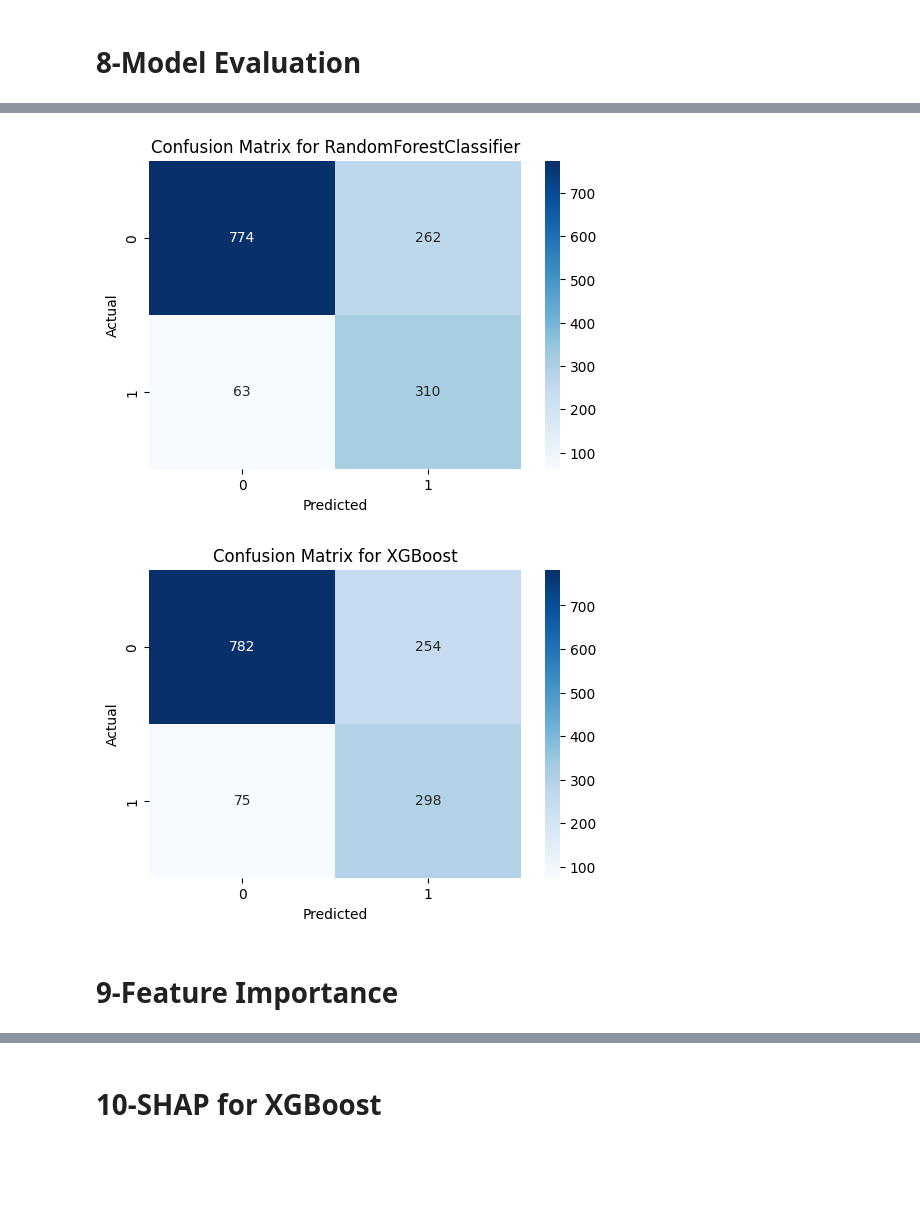
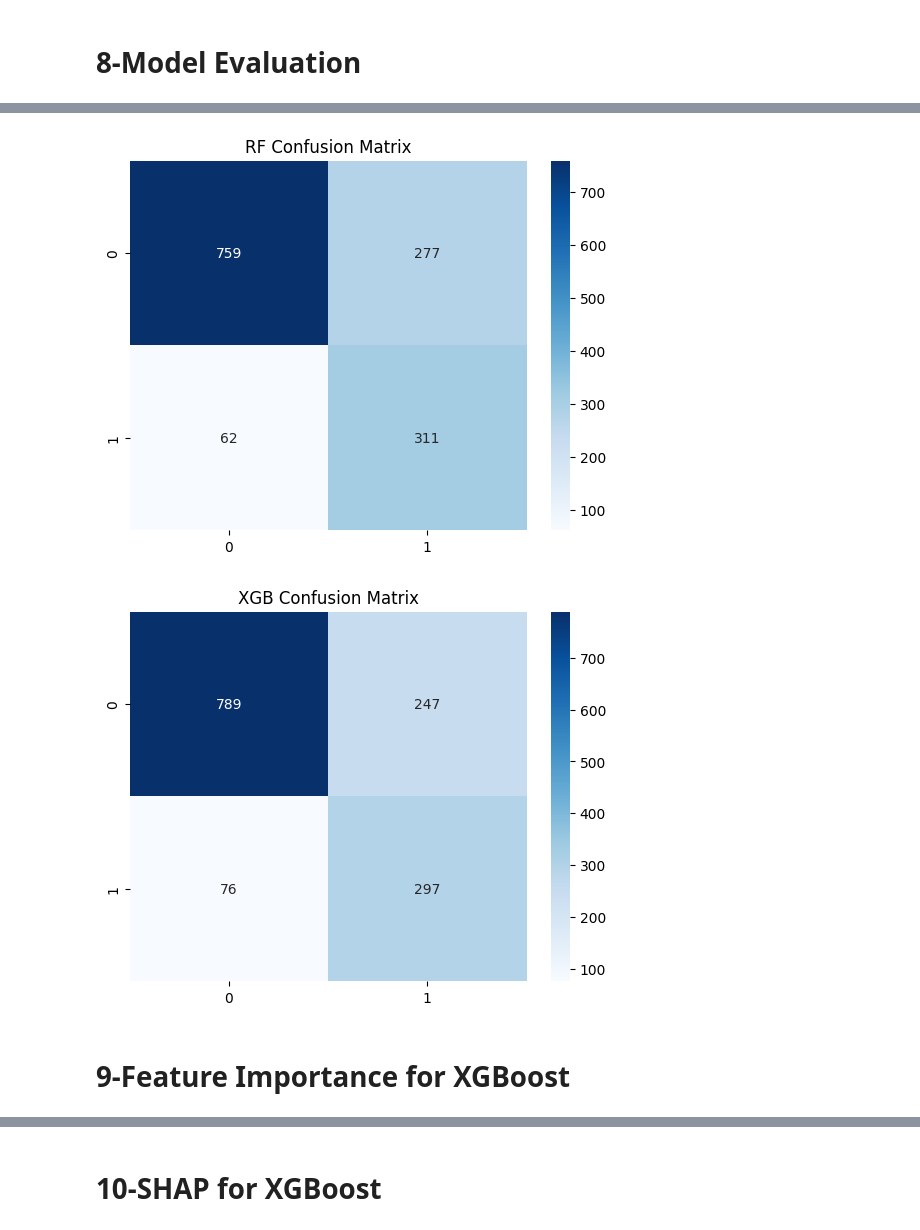
Before and after one commit to Mohamed-amir1/customer-churn-prediction, a Jupyter notebook: Customer_Churn.ipynb, the cells around one changed output, grey strips where cells are left out. Drawn from its saved outputs; the diff is of its cells as text; code cells hidden in the pictures; blank space fills up the shorter version.

```diff
--- a/Customer_Churn.ipynb
+++ b/Customer_Churn.ipynb
@@ -137,11 +140,12 @@ preprocess = ColumnTransformer(
 # 7-Model Training and Prediction
 # %%
 rf_model = Pipeline([
+
     ("preprocess", preprocess),
     ("model", RandomForestClassifier(
-        n_estimators=500,
-        max_depth=10,
-        min_samples_split=10,
+        n_estimators=400,
+        max_depth=8,
+        min_samples_split=8,
         min_samples_leaf=5,
         random_state=42,
         class_weight='balanced'
@@ -152,19 +156,20 @@ rf_model.fit(x_train, y_train)
 #____model 2_____________
 
 xgb = XGBClassifier(
-    n_estimators=280,
-    max_depth=4,
-    learning_rate=0.05,
+    n_estimators=600,
+    max_depth=5,
+    learning_rate=0.02,
     scale_pos_weight=len(y_train[y_train==0]) / len(y_train[y_train==1]),
-    subsample=0.8,
-    colsample_bytree=0.8,
+    subsample=0.9,
+    colsample_bytree=0.9,
     random_state=42
 )
 
-model2 = Pipeline([
+xgb_model = Pipeline([
+
     ("preprocess", preprocess),
     ("model", xgb)
 ])
-model2.fit(x_train, y_train)
+xgb_model.fit(x_train, y_train)
 # %% [output]
 Pipeline(steps=[('preprocess',
@@ -186,5 +191,5 @@ Pipeline(steps=[('preprocess',
                                num_parallel_tree=None, ...))])
 # %%
-y_pred=rf_model.predict(x_test)
-y_pred2 = model2.predict(x_test)
+rf_pred = rf_model.predict(x_test)
+xgb_pred = xgb_model.predict(x_test)
 # %%
@@ -236,23 +240,14 @@ ROC-AUC XGB: 0.8585984970033228
 # %%
+sns.heatmap(confusion_matrix(y_test, rf_pred), annot=True, fmt="d",cmap="Blues")
+plt.title("RF Confusion Matrix")
+plt.show()
 
-
-cm = confusion_matrix(y_test, y_pred)
-plt.figure(figsize=(6,4))
-sns.heatmap(cm, annot=True, fmt="d", cmap="Blues")
-plt.xlabel("Predicted")
-plt.ylabel("Actual")
-plt.title("Confusion Matrix for RandomForestClassifier")
+sns.heatmap(confusion_matrix(y_test, xgb_pred), annot=True, fmt="d",cmap="Blues")
+plt.title("XGB Confusion Matrix")
 plt.show()
-cm = confusion_matrix(y_test, y_pred2)
-plt.figure(figsize=(6,4))
-sns.heatmap(cm, annot=True, fmt="d", cmap="Blues")
-plt.xlabel("Predicted")
-plt.ylabel("Actual")
-plt.title("Confusion Matrix for XGBoost")
-plt.show()
 # %% [output]
-[figure, old version]
+[figure, new version]
-[figure, old version]
+[figure, new version]
 # %% [markdown]
-# 9-Feature Importance
+# 9-Feature Importance for XGBoost
 # %%
```
Also changed, not shown: parts of 16 cells of this notebook, 1 other file.
